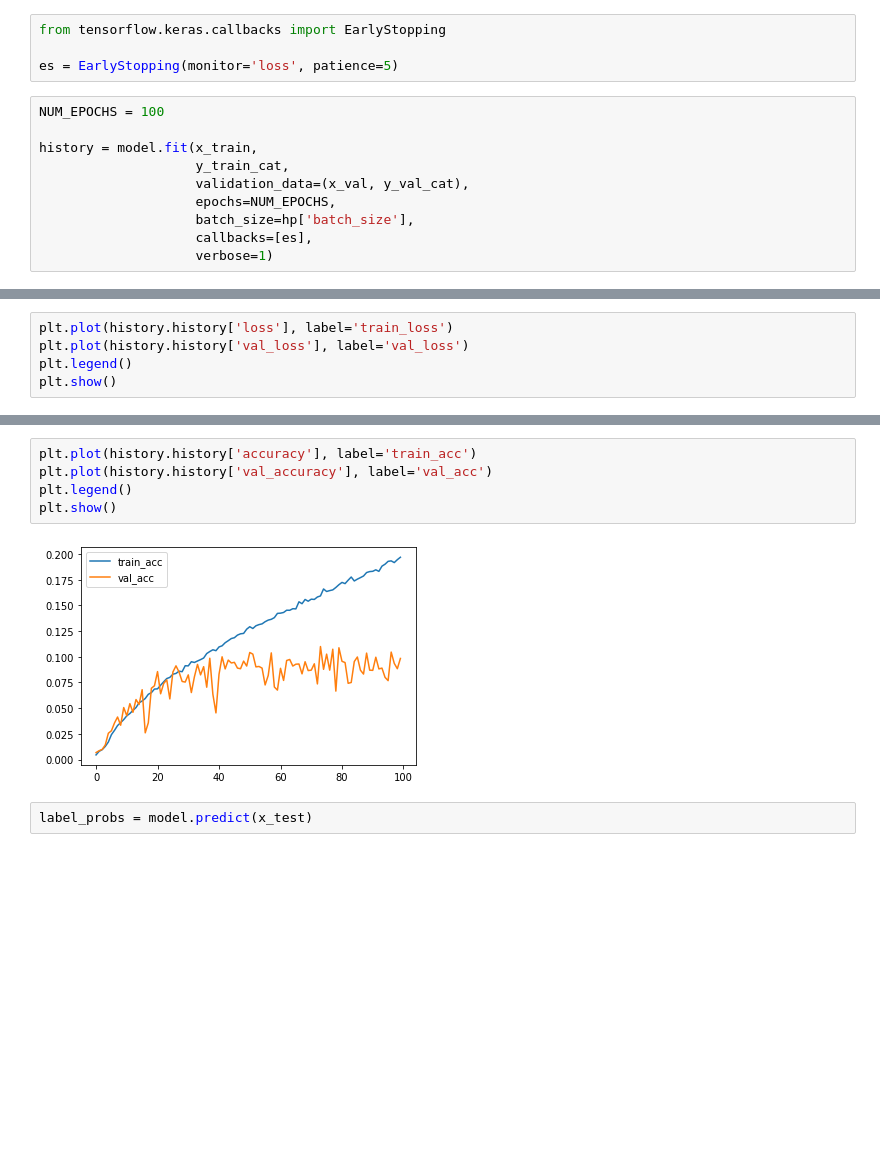
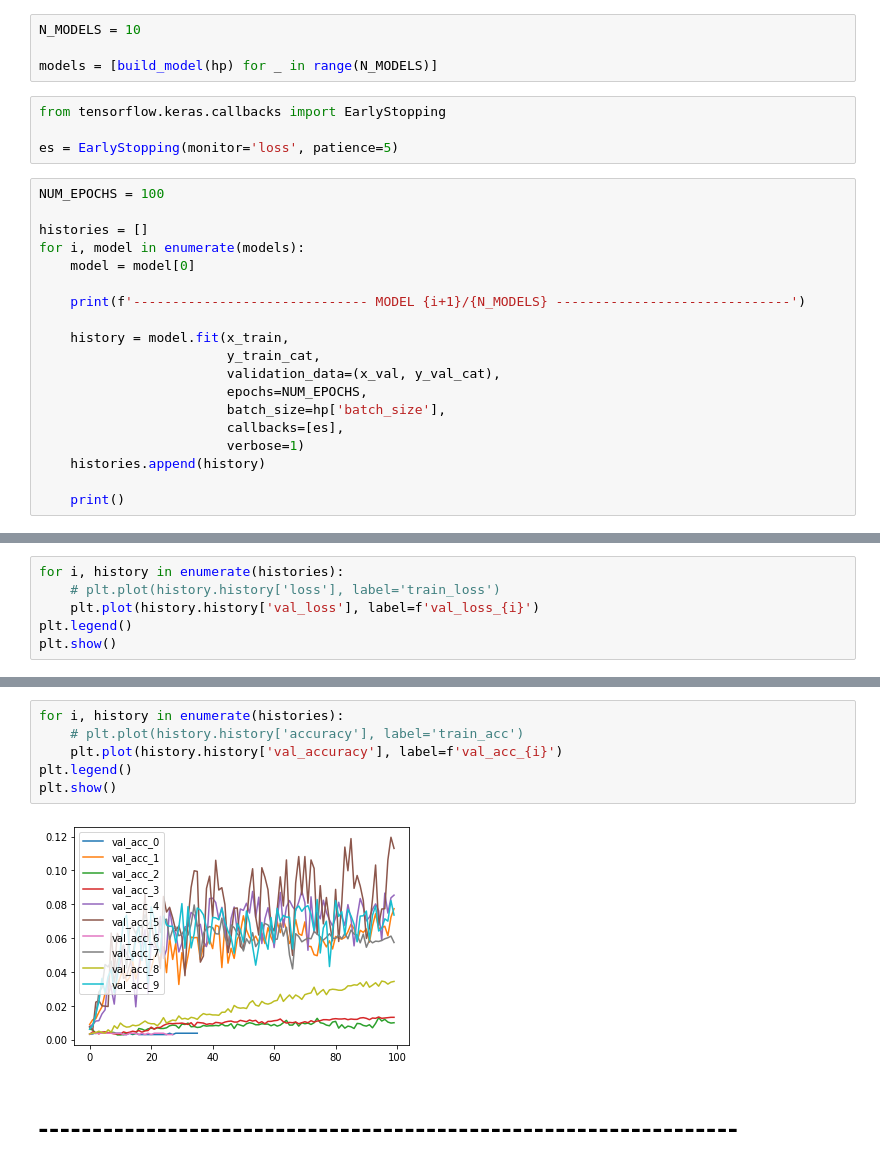
Before and after one commit to luca-castellazzi/EfficientTraining_DLSCA, a Jupyter notebook: notebooks/mlp_all.ipynb, the cells around one changed output, grey strips where cells are left out. Saved outputs shown, nothing was run; the diff lists cells and outputs as text; blank space fills up the shorter version.

```diff
--- a/notebooks/mlp_all.ipynb
+++ b/notebooks/mlp_all.ipynb
@@ -156,3 +107,7 @@ model.compile(optimizer=hp['opt'](learning_rate=hp['lr']),
+# %%
+N_MODELS = 10
+
+models = [build_model(hp) for _ in range(N_MODELS)]
 # %%
 from tensorflow.keras.callbacks import EarlyStopping
 
@@ -160,11 +115,20 @@ es = EarlyStopping(monitor='loss', patience=5)
 # %%
 NUM_EPOCHS = 100
 
-history = model.fit(x_train,
-                    y_train_cat,
-                    validation_data=(x_val, y_val_cat),
-                    epochs=NUM_EPOCHS,
-                    batch_size=hp['batch_size'],
-                    callbacks=[es],
-                    verbose=1)
+histories = []
+for i, model in enumerate(models):
+    model = model[0]
+
+    print(f'------------------------------ MODEL {i+1}/{N_MODELS} ------------------------------')
+
+    history = model.fit(x_train,
+                        y_train_cat,
+                        validation_data=(x_val, y_val_cat),
+                        epochs=NUM_EPOCHS,
+                        batch_size=hp['batch_size'],
+                        callbacks=[es],
+                        verbose=1)
+    histories.append(history)
+
+    print()
 # %% [output]
@@ -188,6 +152,7 @@ Epoch 100/100
 # %%
-plt.plot(history.history['loss'], label='train_loss')
-plt.plot(history.history['val_loss'], label='val_loss')
+for i, history in enumerate(histories):
+    # plt.plot(history.history['loss'], label='train_loss')
+    plt.plot(history.history['val_loss'], label=f'val_loss_{i}')
 plt.legend()
 plt.show()
 # %% [output]
@@ -195,10 +160,11 @@ plt.show()
 # %%
-plt.plot(history.history['accuracy'], label='train_acc')
-plt.plot(history.history['val_accuracy'], label='val_acc')
+for i, history in enumerate(histories):
+    # plt.plot(history.history['accuracy'], label='train_acc')
+    plt.plot(history.history['val_accuracy'], label=f'val_acc_{i}')
 plt.legend()
 plt.show()
 # %% [output]
-[figure, old version]
+[figure, new version]
-# %%
-label_probs = model.predict(x_test)
+# %% [markdown]
+# -----------------------------------------------------------------
 # %%
```
Also changed, not shown: parts of 13 cells of this notebook.
